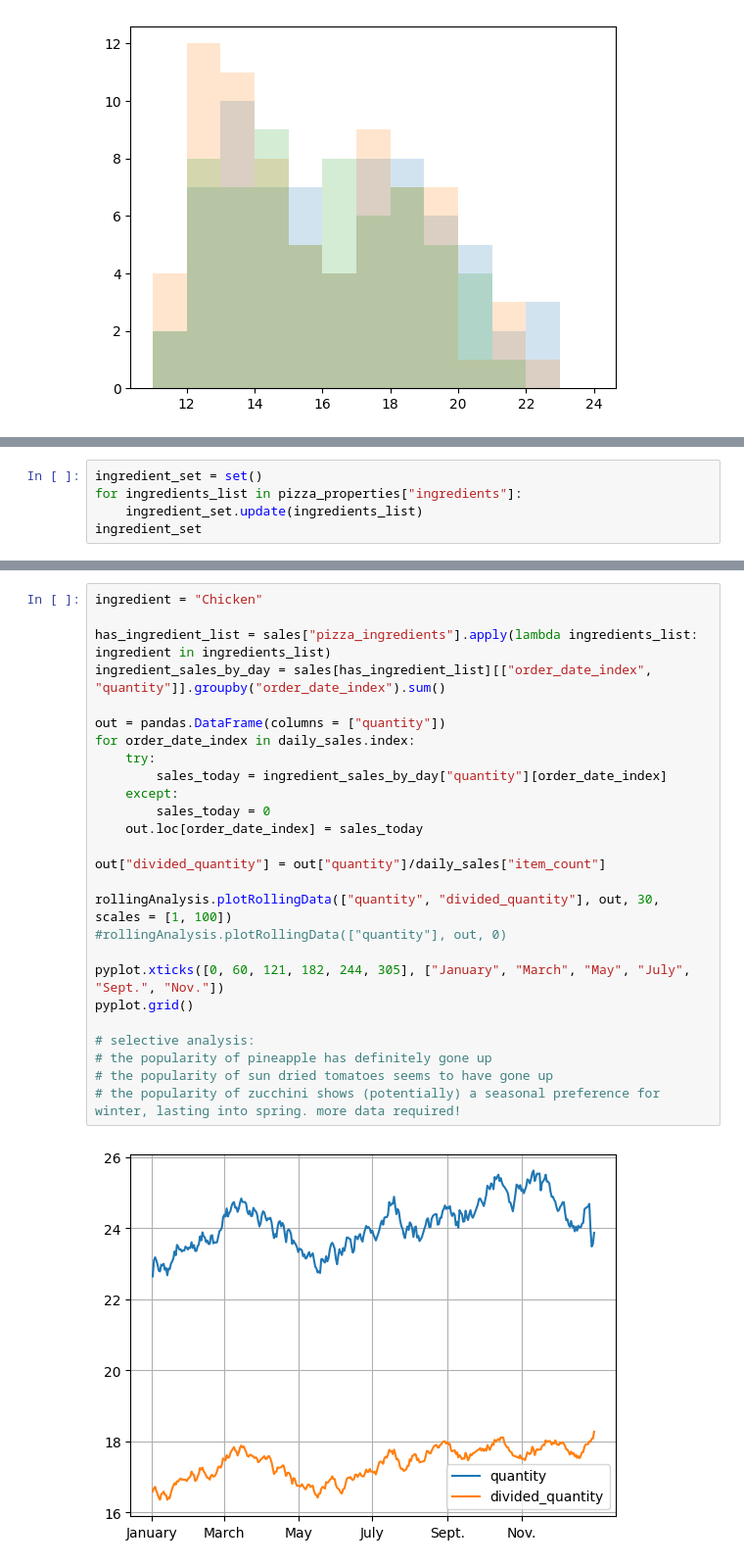
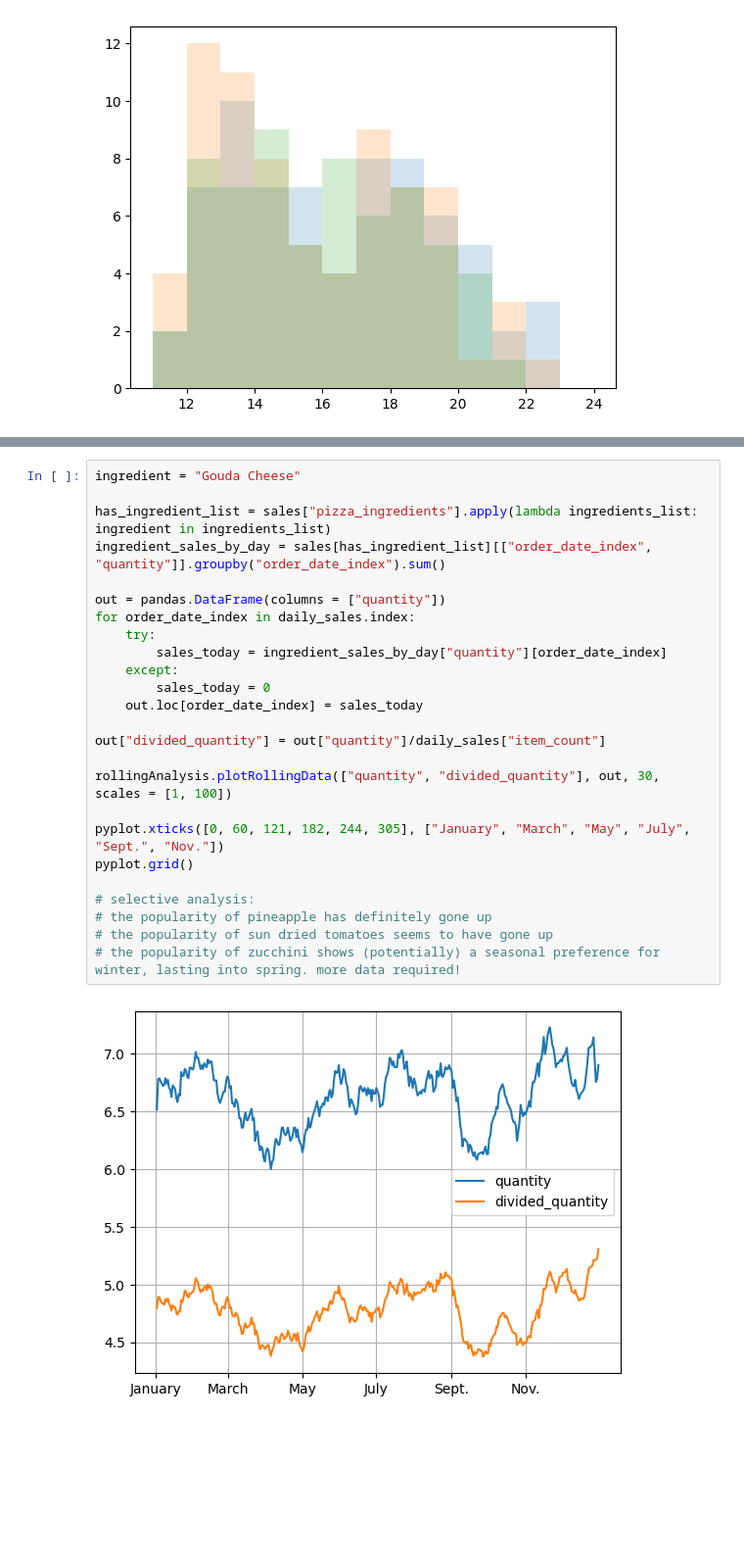
Before and after one commit to spencers145/pizza-study, a Jupyter notebook: study.ipynb, the cells around one changed output, grey strips where cells are left out. Shown at 98% size. Drawn from its saved outputs; the diff is of its cells as text; blank space fills up the shorter version.

```diff
--- a/study.ipynb
+++ b/study.ipynb
@@ -318,8 +341,3 @@ pyplot.grid()
 # The Classic Deluxe Pizza - walk range ~5%, climbs starting in late february, stable after
 # %% [output]
 [figure]
-# %%
-ingredient_set = set()
-for ingredients_list in pizza_properties["ingredients"]:
-    ingredient_set.update(ingredients_list)
-ingredient_set
@@ -372,30 +366,29 @@ non_unique_ingredients
  'Tomatoes',
  'Zucchini'}
 # %%
-ingredient = "Chicken"
+ingredient = "Gouda Cheese"
 
 has_ingredient_list = sales["pizza_ingredients"].apply(lambda ingredients_list: ingredient in ingredients_list)
 ingredient_sales_by_day = sales[has_ingredient_list][["order_date_index", "quantity"]].groupby("order_date_index").sum()
 
 out = pandas.DataFrame(columns = ["quantity"])
 for order_date_index in daily_sales.index:
     try:
         sales_today = ingredient_sales_by_day["quantity"][order_date_index]
     except:
         sales_today = 0
     out.loc[order_date_index] = sales_today
 
 out["divided_quantity"] = out["quantity"]/daily_sales["item_count"]
 
 rollingAnalysis.plotRollingData(["quantity", "divided_quantity"], out, 30, scales = [1, 100])
-#rollingAnalysis.plotRollingData(["quantity"], out, 0)
 
 pyplot.xticks([0, 60, 121, 182, 244, 305], ["January", "March", "May", "July", "Sept.", "Nov."])
 pyplot.grid()
 
 # selective analysis:
 # the popularity of pineapple has definitely gone up
 # the popularity of sun dried tomatoes seems to have gone up
 # the popularity of zucchini shows (potentially) a seasonal preference for winter, lasting into spring. more data required!
 # %% [output]
-[figure, old version]
+[figure, new version]
```
Also changed, not shown: parts of 9 cells of this notebook, 2 other files.
